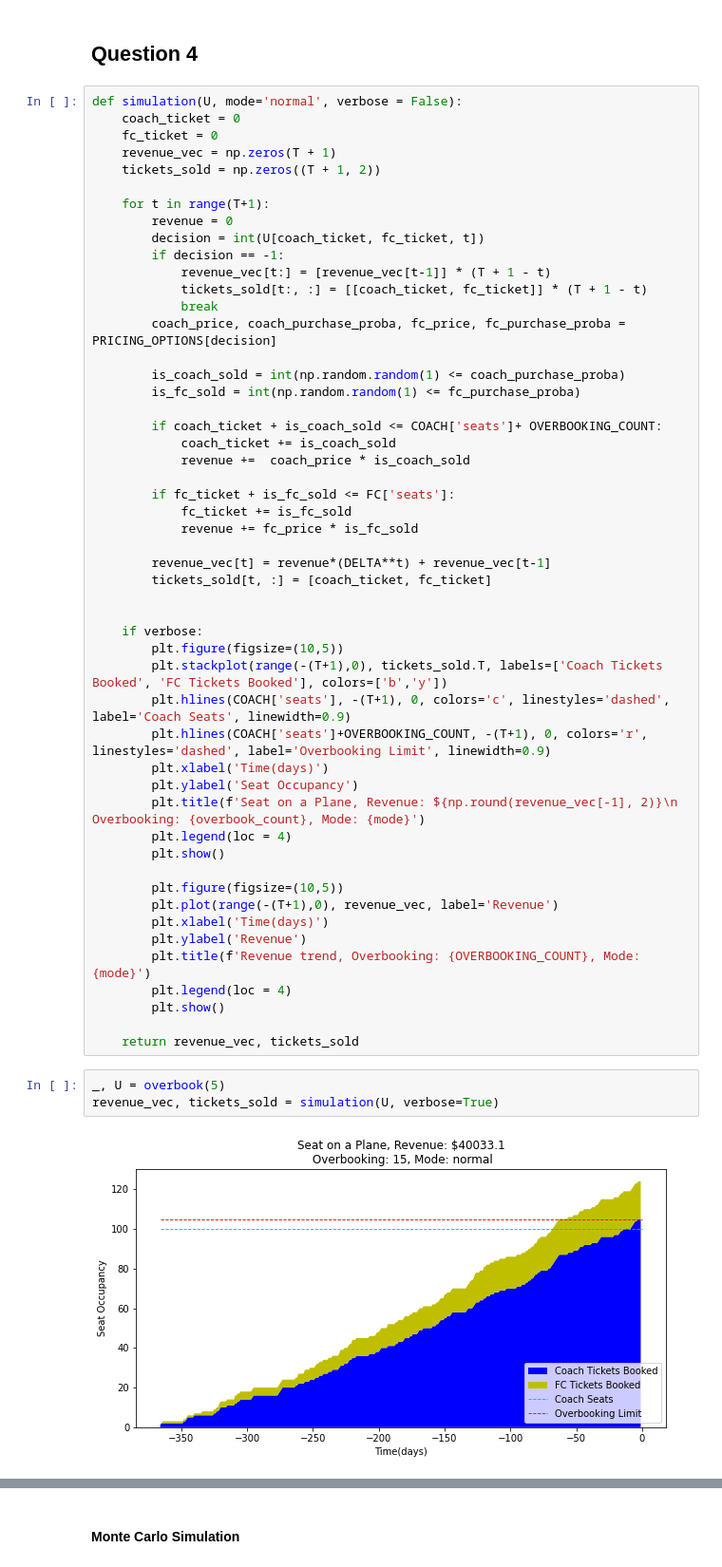
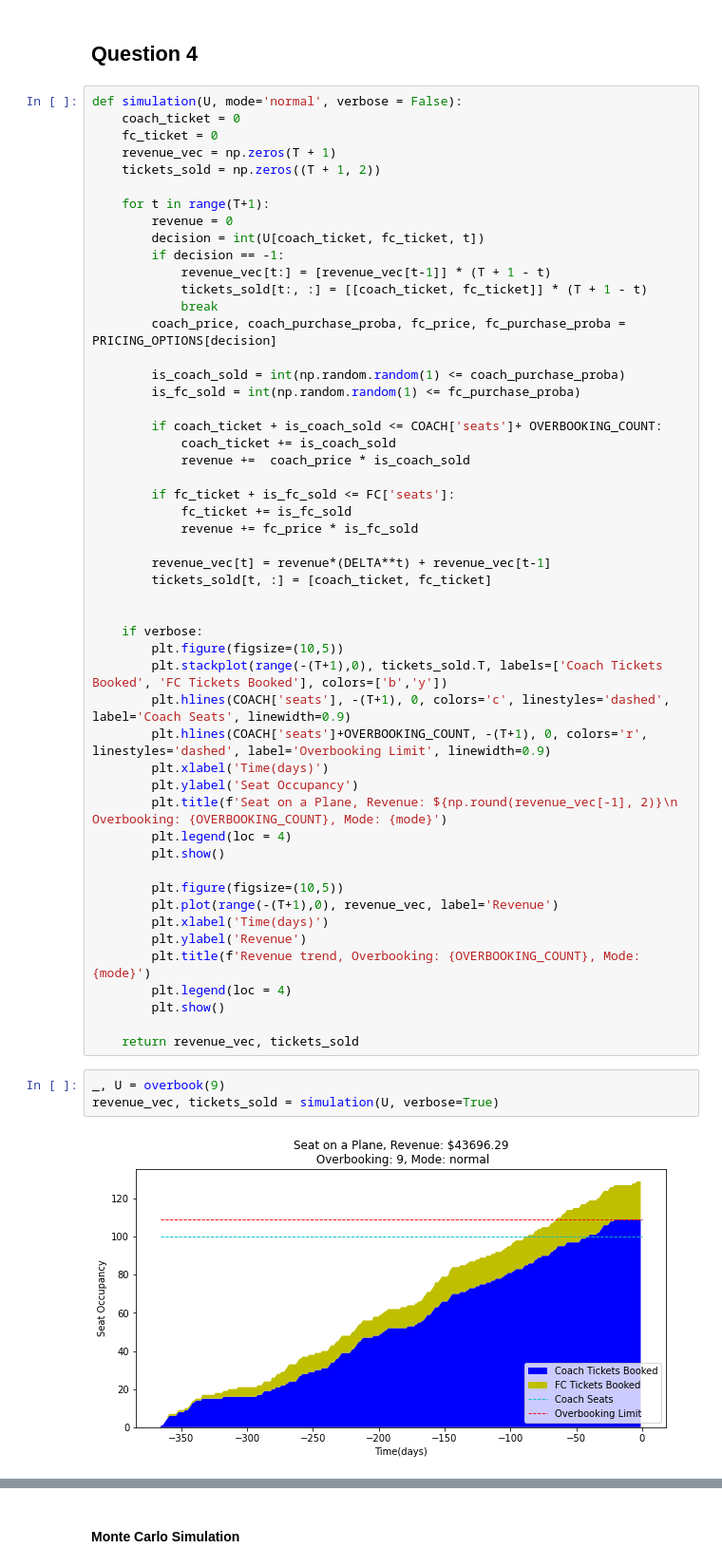
Before and after one commit to rohitashwachaks/advanced_optimisation, a Jupyter notebook: Projects/Project2/project2.ipynb, the cells around one changed output, grey strips where cells are left out. Shown at 95% size. Cells and saved outputs as stored; diff of their text form.

```diff
--- a/Projects/Project2/project2.ipynb
+++ b/Projects/Project2/project2.ipynb
@@ -307,7 +307,7 @@ def simulation(U, mode='normal', verbose = False):
         plt.hlines(COACH['seats']+OVERBOOKING_COUNT, -(T+1), 0, colors='r', linestyles='dashed', label='Overbooking Limit', linewidth=0.9)
         plt.xlabel('Time(days)')
         plt.ylabel('Seat Occupancy')
-        plt.title(f'Seat on a Plane, Revenue: ${np.round(revenue_vec[-1], 2)}\n Overbooking: {overbook_count}, Mode: {mode}')
+        plt.title(f'Seat on a Plane, Revenue: ${np.round(revenue_vec[-1], 2)}\n Overbooking: {OVERBOOKING_COUNT}, Mode: {mode}')
         plt.legend(loc = 4)
         plt.show()
 
@@ -321,7 +321,7 @@ def simulation(U, mode='normal', verbose = False):
 
     return revenue_vec, tickets_sold
 # %%
-_, U = overbook(5)
+_, U = overbook(9)
 revenue_vec, tickets_sold = simulation(U, verbose=True)
 # %% [output]
-[figure, old version]
+[figure, new version]
```
Also changed, not shown: parts of 6 cells of this notebook, 3 other files.
